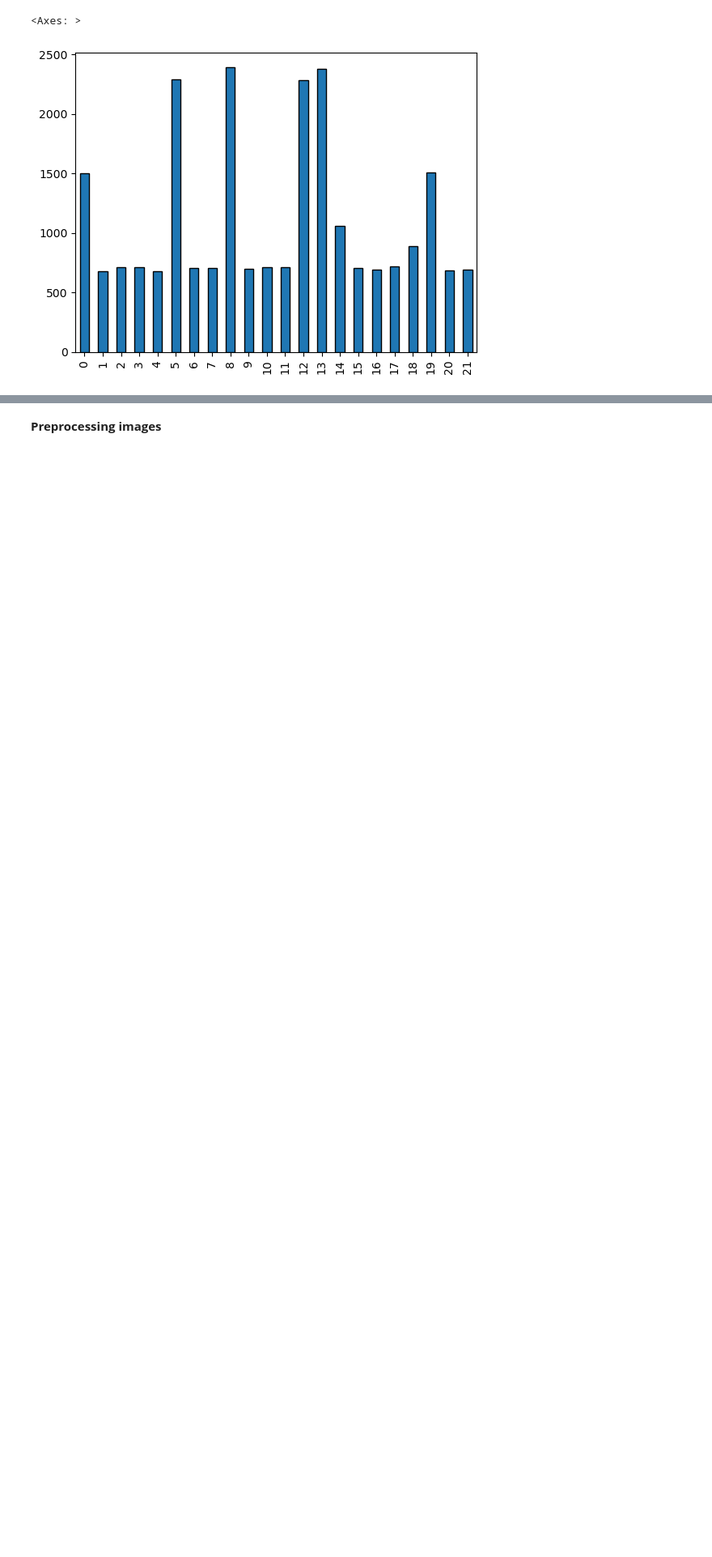
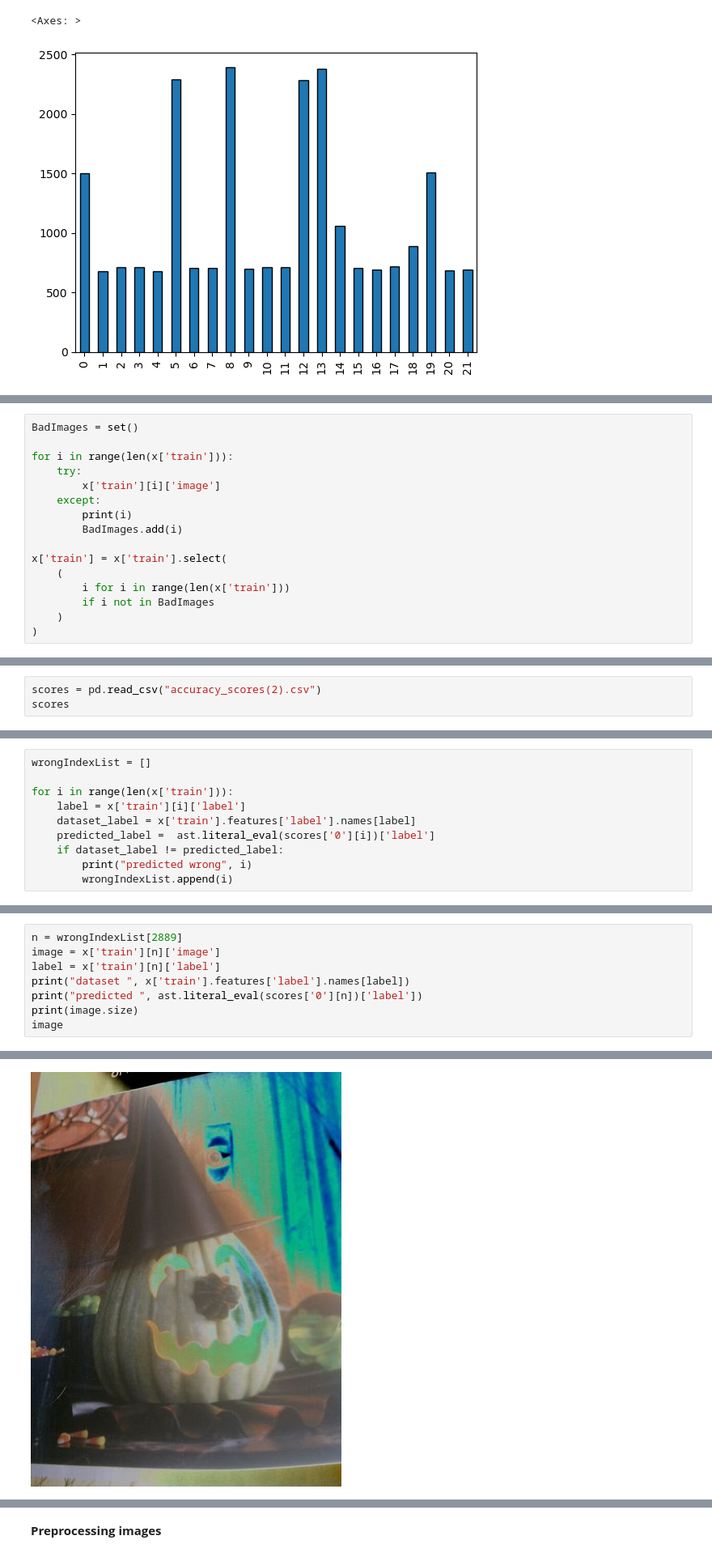
Before and after one commit to sinaaasghari/Second-Try, a Jupyter notebook: image_model.ipynb, the cells around one changed output, grey strips where cells are left out. Shown at 81% size. Saved outputs shown, nothing was run; the diff lists cells and outputs as text; blank space fills up the shorter version.

```diff
--- a/image_model.ipynb
+++ b/image_model.ipynb
@@ -48,0 +79,16 @@ label_counts_series.plot(kind='bar', edgecolor='black')
+# %%
+BadImages = set()
+
+for i in range(len(x['train'])):
+    try:
+        x['train'][i]['image']
+    except:
+        print(i)
+        BadImages.add(i)
+
+x['train'] = x['train'].select(
+    (
+        i for i in range(len(x['train']))
+        if i not in BadImages
+    )
+)
@@ -48,0 +109,3 @@ label_counts_series.plot(kind='bar', edgecolor='black')
+# %%
+scores = pd.read_csv("accuracy_scores(2).csv")
+scores
@@ -48,0 +126,10 @@ label_counts_series.plot(kind='bar', edgecolor='black')
+# %%
+wrongIndexList = []
+
+for i in range(len(x['train'])):
+    label = x['train'][i]['label']
+    dataset_label = x['train'].features['label'].names[label]
+    predicted_label =  ast.literal_eval(scores['0'][i])['label']
+    if dataset_label != predicted_label:
+        print("predicted wrong", i)
+        wrongIndexList.append(i)
@@ -48,0 +177,9 @@ label_counts_series.plot(kind='bar', edgecolor='black')
+# %%
+n = wrongIndexList[2889]
+image = x['train'][n]['image']
+label = x['train'][n]['label']
+print("dataset ", x['train'].features['label'].names[label])
+print("predicted ", ast.literal_eval(scores['0'][n])['label'])
+print(image.size)
+image
+# %% [output]
@@ -48,0 +189 @@ label_counts_series.plot(kind='bar', edgecolor='black')
+[figure, added]
```
Also changed, not shown: parts of 20 cells of this notebook.
